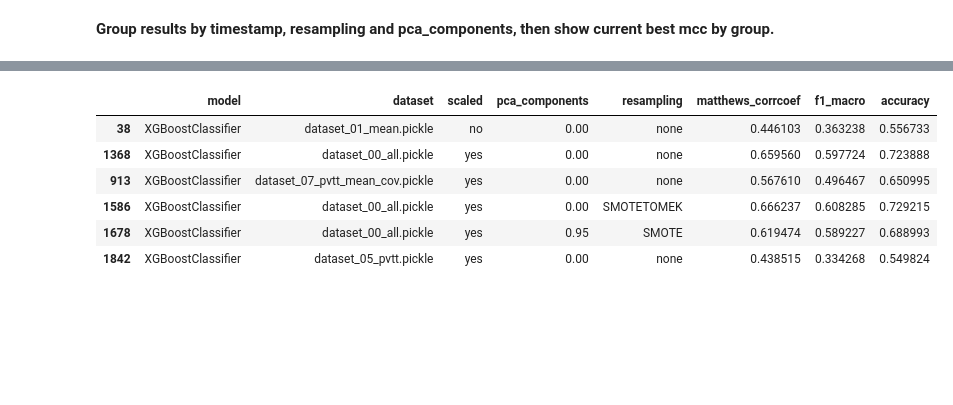
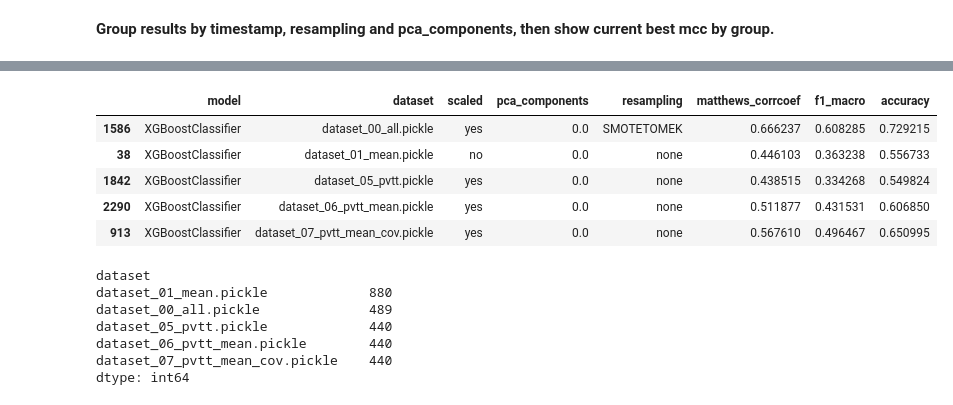
Before and after one commit to RERobbins/mids_w207_music_genre, a Jupyter notebook: member_workspaces/rich/review_bayesian_optimization_results.ipynb, the cells around one changed output, grey strips where cells are left out. Drawn from its saved outputs; the diff is of its cells as text; code cells hidden in the pictures; blank space fills up the shorter version.

```diff
--- a/member_workspaces/rich/review_bayesian_optimization_results.ipynb
+++ b/member_workspaces/rich/review_bayesian_optimization_results.ipynb
@@ -118,22 +118,31 @@ df.iloc[indices_for_best_mcc][
 # %%
-indices_for_best_mcc = df.groupby(["timestamp"])["matthews_corrcoef"].idxmax()
+indices_for_best_mcc = df.groupby(["dataset"])["matthews_corrcoef"].idxmax()
 df.iloc[indices_for_best_mcc][
     [
         "model",
         "dataset",
         "scaled",
         "pca_components",
         "resampling",
         "matthews_corrcoef",
         "f1_macro",
         "accuracy",
     ]
 ]
 # %% [output]
 |  | model | dataset | scaled | pca_components | resampling | matthews_corrcoef | f1_macro | accuracy |
-| 38 | XGBoostClassifier | dataset_01_mean.pickle | no | 0.00 | none | 0.446103 | 0.363238 | 0.556733 |
-| 1368 | XGBoostClassifier | dataset_00_all.pickle | yes | 0.00 | none | 0.659560 | 0.597724 | 0.723888 |
-| 913 | XGBoostClassifier | dataset_07_pvtt_mean_cov.pickle | yes | 0.00 | none | 0.567610 | 0.496467 | 0.650995 |
-| 1586 | XGBoostClassifier | dataset_00_all.pickle | yes | 0.00 | SMOTETOMEK | 0.666237 | 0.608285 | 0.729215 |
-| 1678 | XGBoostClassifier | dataset_00_all.pickle | yes | 0.95 | SMOTE | 0.619474 | 0.589227 | 0.688993 |
-| 1842 | XGBoostClassifier | dataset_05_pvtt.pickle | yes | 0.00 | none | 0.438515 | 0.334268 | 0.549824 |
+| 1586 | XGBoostClassifier | dataset_00_all.pickle | yes | 0.0 | SMOTETOMEK | 0.666237 | 0.608285 | 0.729215 |
+| 38 | XGBoostClassifier | dataset_01_mean.pickle | no | 0.0 | none | 0.446103 | 0.363238 | 0.556733 |
+| 1842 | XGBoostClassifier | dataset_05_pvtt.pickle | yes | 0.0 | none | 0.438515 | 0.334268 | 0.549824 |
+| 2290 | XGBoostClassifier | dataset_06_pvtt_mean.pickle | yes | 0.0 | none | 0.511877 | 0.431531 | 0.606850 |
+| 913 | XGBoostClassifier | dataset_07_pvtt_mean_cov.pickle | yes | 0.0 | none | 0.567610 | 0.496467 | 0.650995 |
+# %%
+df.value_counts("dataset")
+# %% [output]
+dataset
+dataset_01_mean.pickle             880
+dataset_00_all.pickle              489
+dataset_05_pvtt.pickle             440
+dataset_06_pvtt_mean.pickle        440
+dataset_07_pvtt_mean_cov.pickle    440
+dtype: int64
```
Also changed, not shown: parts of 2 cells of this notebook, 10 other files.
